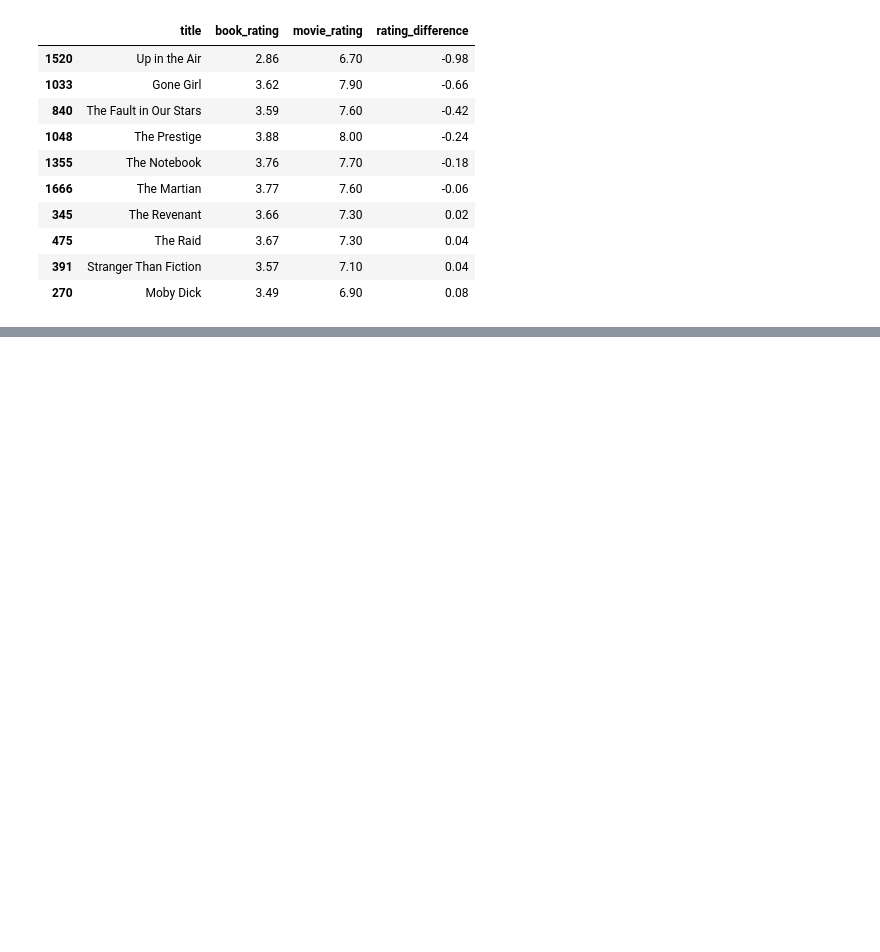
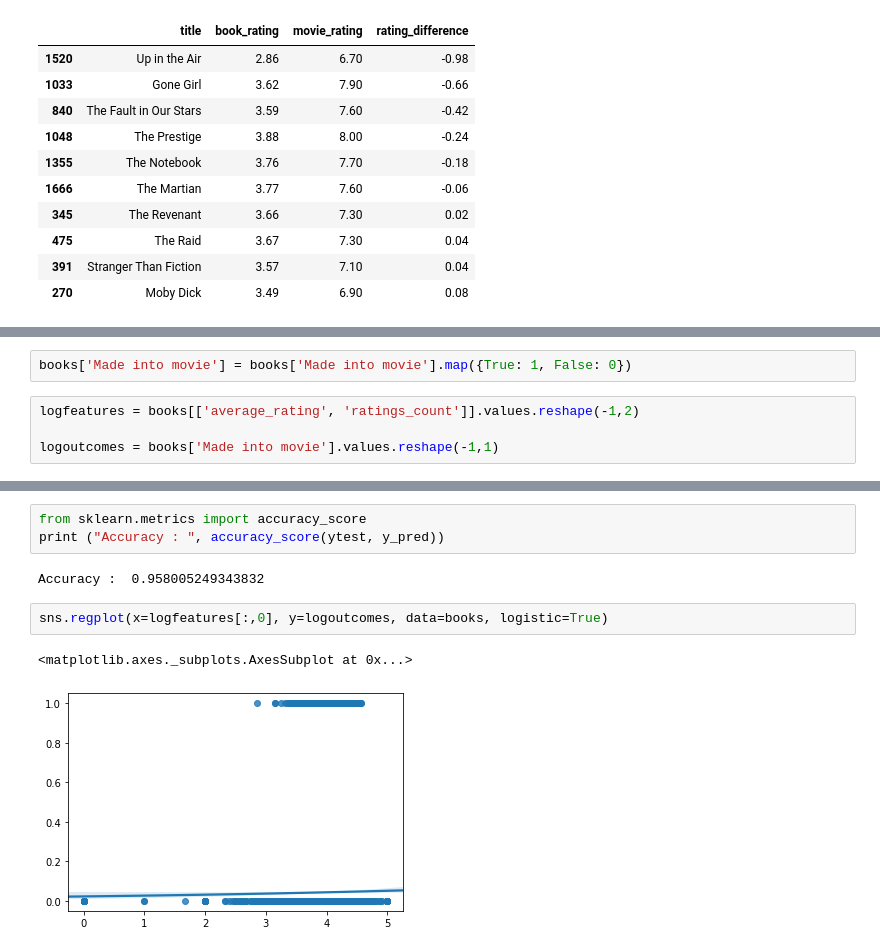
Before and after one commit to noahjett/Movie-Goodreads-Analysis, a Jupyter notebook: Book_Movie_Analysis.ipynb, the cells around one changed output, grey strips where cells are left out. Drawn from its saved outputs; the diff is of its cells as text; blank space fills up the shorter version.

```diff
--- a/Book_Movie_Analysis.ipynb
+++ b/Book_Movie_Analysis.ipynb
@@ -1140,0 +1135,6 @@ df.sort_values(by='rating_difference', ascending=True)[['title', 'book_rating',
+# %%
+books['Made into movie'] = books['Made into movie'].map({True: 1, False: 0})
+# %%
+logfeatures = books[['average_rating', 'ratings_count']].values.reshape(-1,2)
+
+logoutcomes = books['Made into movie'].values.reshape(-1,1)
@@ -1140,0 +1175,10 @@ df.sort_values(by='rating_difference', ascending=True)[['title', 'book_rating',
+# %%
+from sklearn.metrics import accuracy_score
+print ("Accuracy : ", accuracy_score(ytest, y_pred))
+# %% [output]
+Accuracy :  0.958005249343832
+# %%
+sns.regplot(x=logfeatures[:,0], y=logoutcomes, data=books, logistic=True)
+# %% [output]
+<matplotlib.axes._subplots.AxesSubplot at 0x...>
+[figure, added]
```
Also changed, not shown: parts of 23 cells of this notebook.
